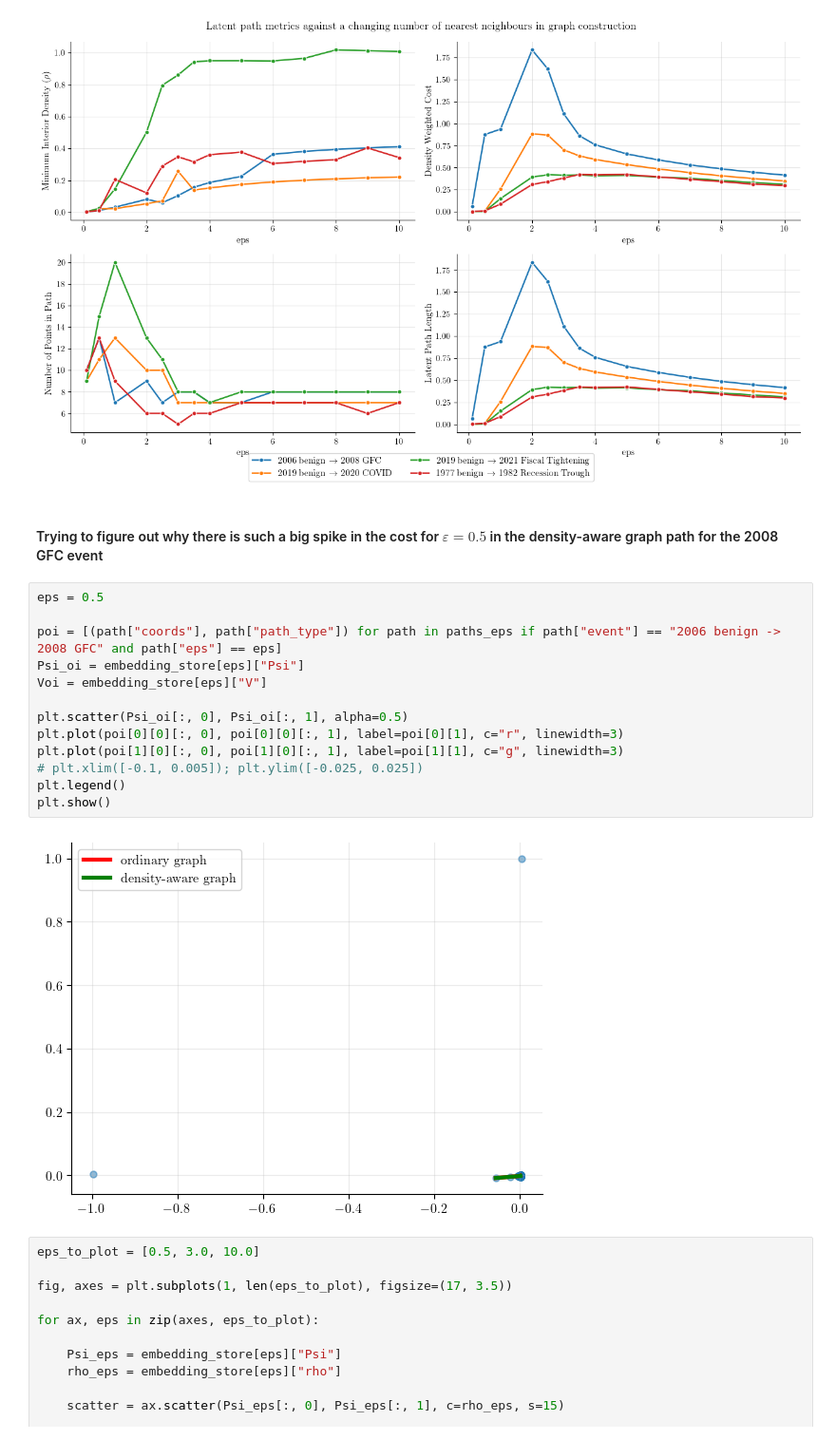
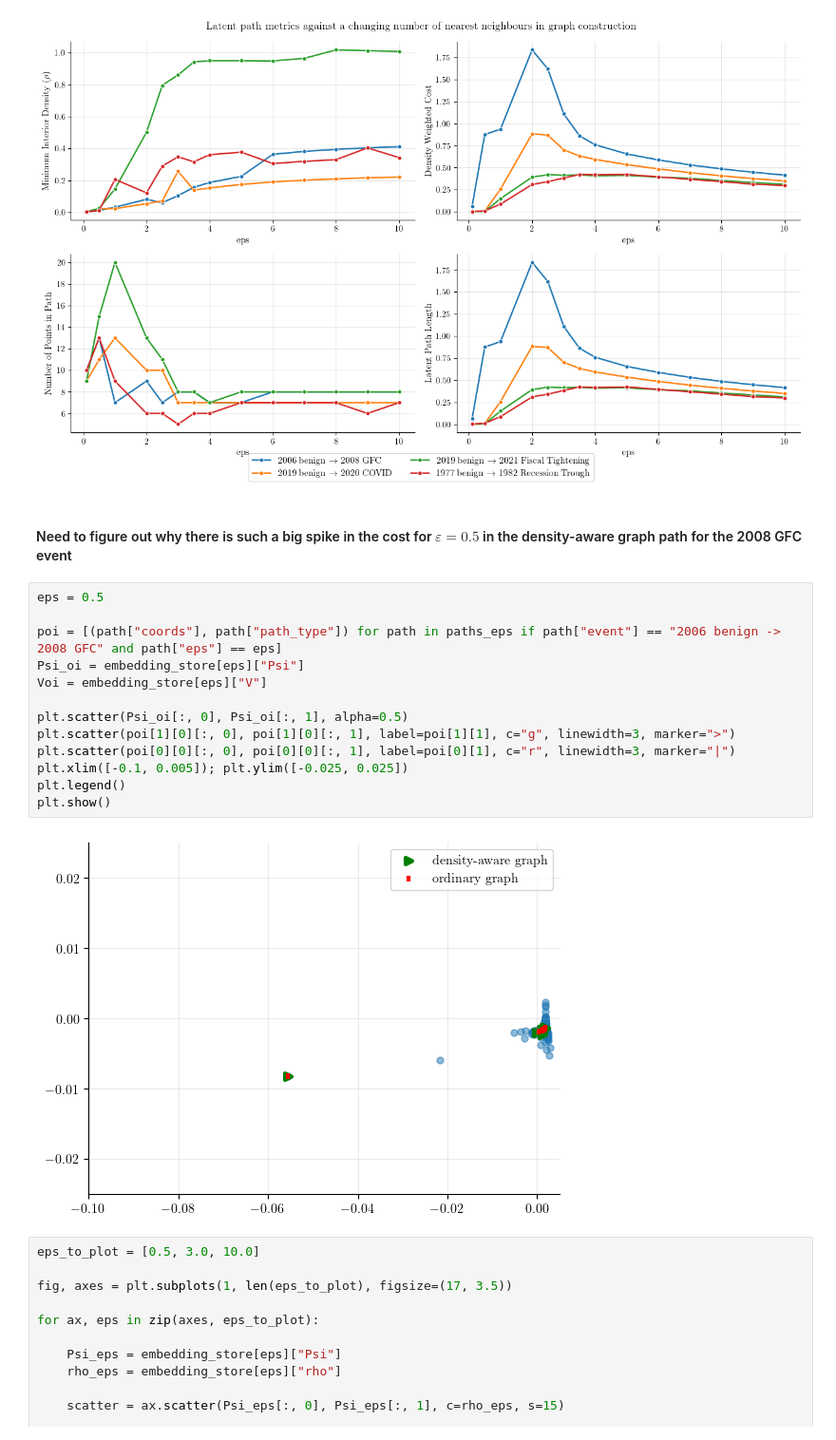
Before and after one commit to adamfowliee/JDKF_Starter, a Jupyter notebook: dissertation_brief/brief_phase8.ipynb, the cells around one changed output. Shown at 95% size. Cells and saved outputs as stored; diff of their text form.

```diff
--- a/dissertation_brief/brief_phase8.ipynb
+++ b/dissertation_brief/brief_phase8.ipynb
@@ -442,22 +442,22 @@ plt.show()
 # %% [output]
 [figure]
 # %% [markdown]
-#### Trying to figure out why there is such a big spike in the cost for $\varepsilon=0.5$ in the density-aware graph path for the 2008 GFC event
+#### Need to figure out why there is such a big spike in the cost for $\varepsilon=0.5$ in the density-aware graph path for the 2008 GFC event
 # %%
 eps = 0.5
 
 poi = [(path["coords"], path["path_type"]) for path in paths_eps if path["event"] == "2006 benign -> 2008 GFC" and path["eps"] == eps]
 Psi_oi = embedding_store[eps]["Psi"]
 Voi = embedding_store[eps]["V"]
 
 plt.scatter(Psi_oi[:, 0], Psi_oi[:, 1], alpha=0.5)
-plt.plot(poi[0][0][:, 0], poi[0][0][:, 1], label=poi[0][1], c="r", linewidth=3)
-plt.plot(poi[1][0][:, 0], poi[1][0][:, 1], label=poi[1][1], c="g", linewidth=3)
-# plt.xlim([-0.1, 0.005]); plt.ylim([-0.025, 0.025])
+plt.scatter(poi[1][0][:, 0], poi[1][0][:, 1], label=poi[1][1], c="g", linewidth=3, marker=">")
+plt.scatter(poi[0][0][:, 0], poi[0][0][:, 1], label=poi[0][1], c="r", linewidth=3, marker="|")
+plt.xlim([-0.1, 0.005]); plt.ylim([-0.025, 0.025])
 plt.legend()
 plt.show()
 # %% [output]
-[figure, old version]
+[figure, new version]
 # %%
 eps_to_plot = [0.5, 3.0, 10.0]
 
```
Also changed, not shown: parts of 25 cells of this notebook, 4 other files.
